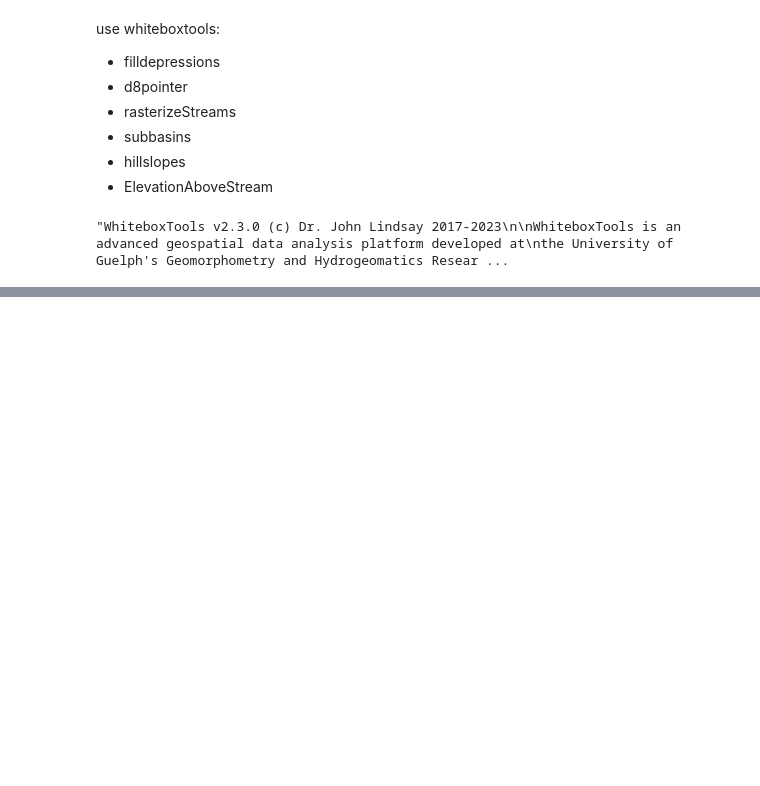
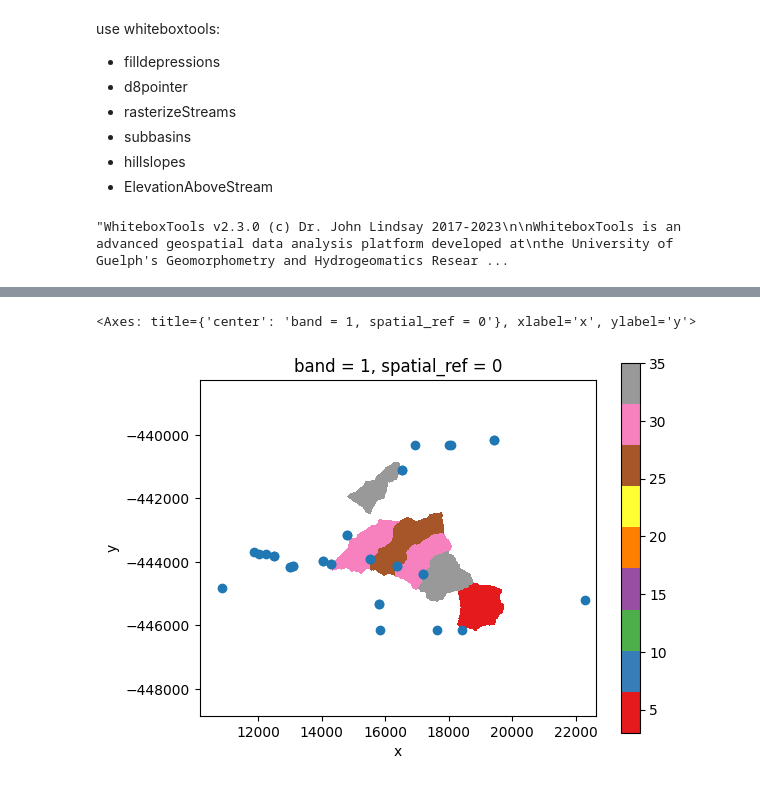
Before and after one commit to avkoehl/valleys, a Jupyter notebook: notebooks/rem_hand.ipynb, the cells around one changed output, grey strips where cells are left out. Drawn from its saved outputs; the diff is of its cells as text; code cells hidden in the pictures; blank space fills up the shorter version.

```diff
--- a/notebooks/rem_hand.ipynb
+++ b/notebooks/rem_hand.ipynb
@@ -222,2 +338,9 @@ Elapsed Time (excluding I/O): 0.29s
 # %%
 # ElevationAboveStream
+# %%
+fig, ax = plt.subplots()
+watersheds.where(watersheds != -32768).plot(ax=ax, cmap='Set1')
+pour_points.plot(ax=ax)
+# %% [output]
+<Axes: title={'center': 'band = 1, spatial_ref = 0'}, xlabel='x', ylabel='y'>
+[figure, added]
```
Also changed, not shown: parts of 13 cells of this notebook.
